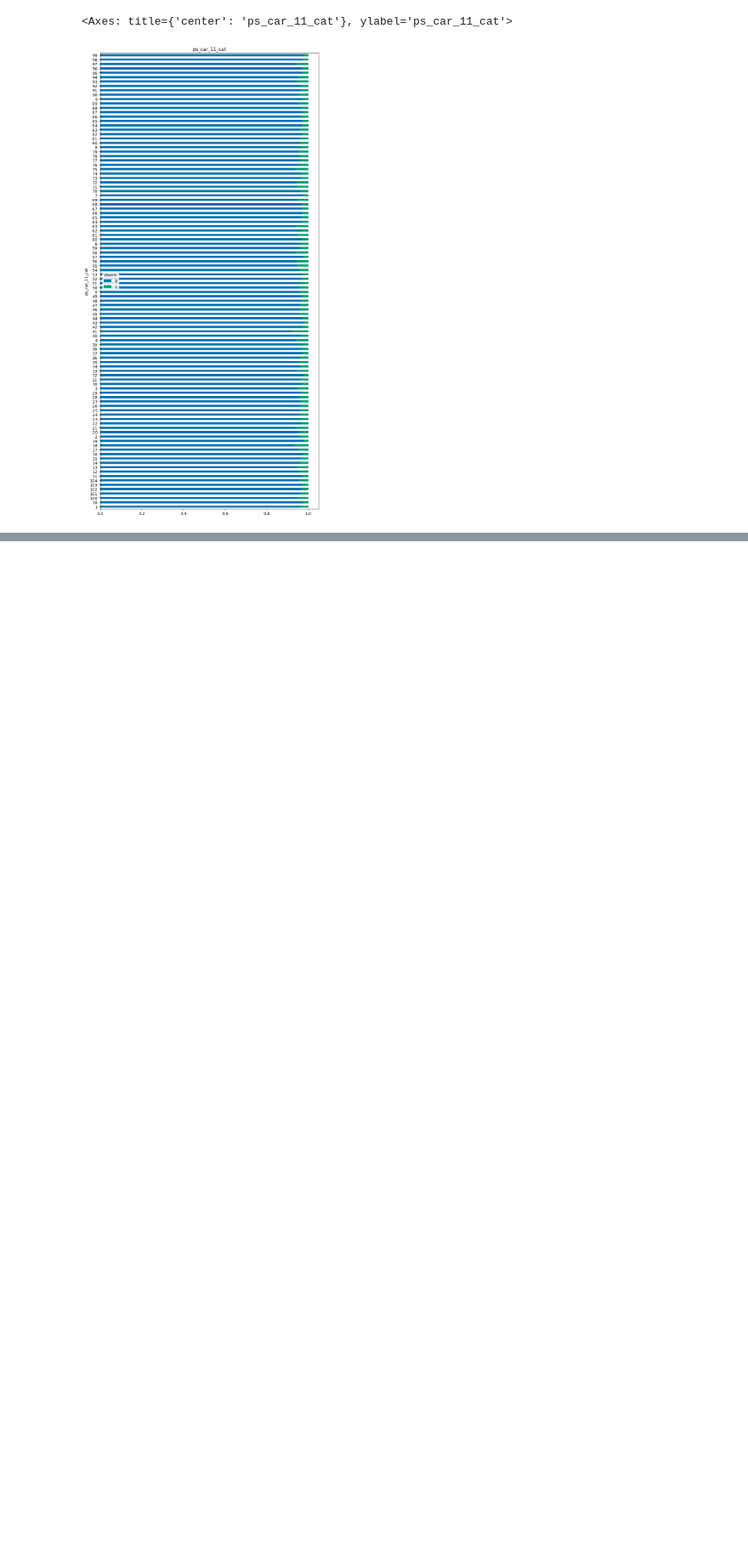
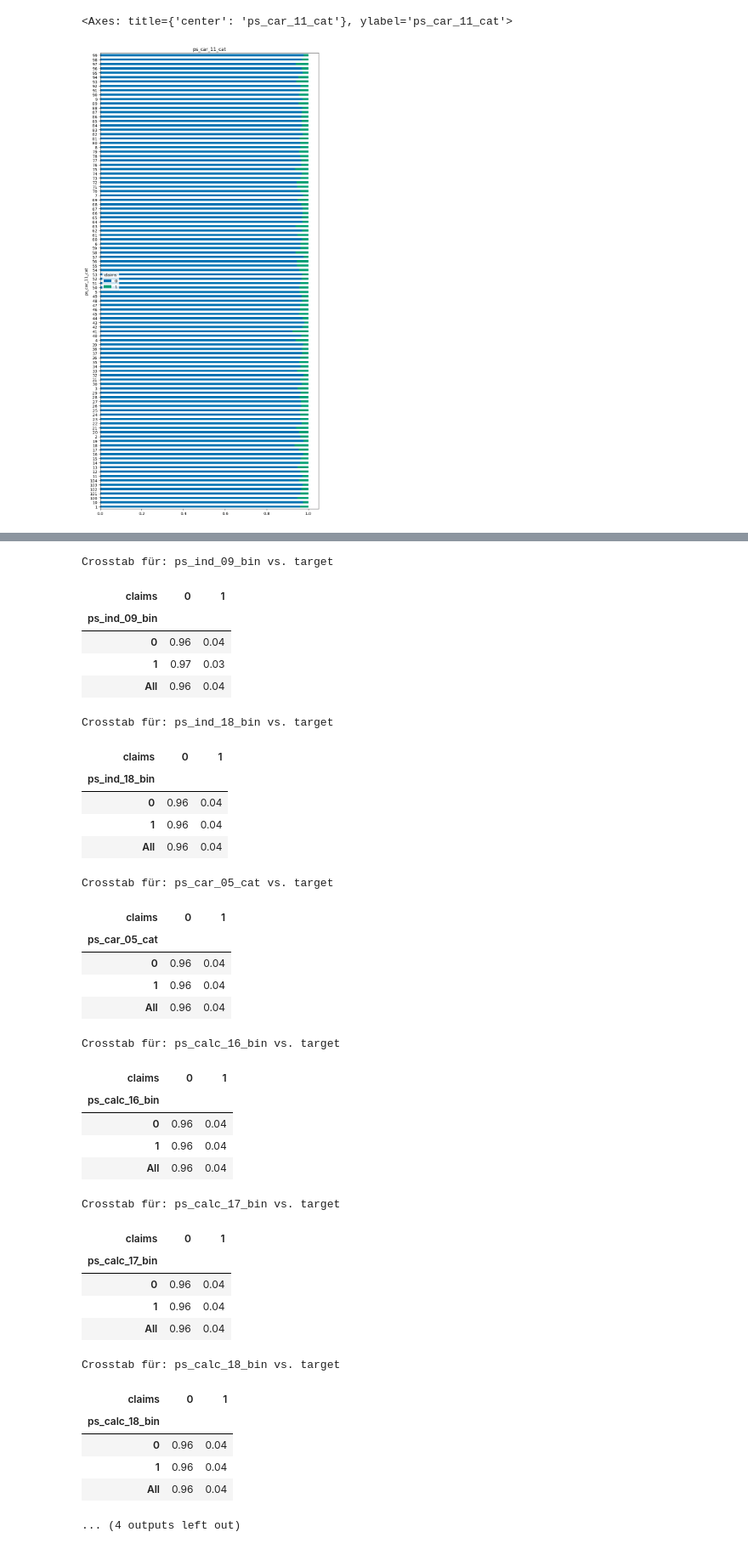
Before and after one commit to knirpsgraph/ada_portoSeguro, a Jupyter notebook: notebooks/01_EDA_integrated.ipynb, the cells around one changed output, grey strips where cells are left out. Shown at 85% size. Saved outputs shown, nothing was run; the diff lists cells and outputs as text; code cells hidden in the pictures; blank space fills up the shorter version.

```diff
--- a/notebooks/01_EDA_integrated.ipynb
+++ b/notebooks/01_EDA_integrated.ipynb
@@ -425,0 +426,47 @@ no major hints can be observed from this graphs. Although all categories seem to
+# %%
+# a closer look on those variables:
+columns = ["ps_ind_09_bin", "ps_ind_18_bin", "ps_car_05_cat",
+           "ps_calc_16_bin", "ps_calc_17_bin", "ps_calc_18_bin",
+           "ps_calc_19_bin", "ps_calc_20_bin"]
+
+for col in columns:
+    print(f"\nCrosstab für: {col} vs. target")
+    display(pd.crosstab(df[col], df["claims"], margins=True, normalize='index').round(2))
+# %% [output]
+Crosstab für: ps_ind_09_bin vs. target
+| claims | 0 | 1 |
+| ps_ind_09_bin |  |  |
+| 0 | 0.96 | 0.04 |
+| 1 | 0.97 | 0.03 |
+| All | 0.96 | 0.04 |
+Crosstab für: ps_ind_18_bin vs. target
+| claims | 0 | 1 |
+| ps_ind_18_bin |  |  |
+| 0 | 0.96 | 0.04 |
+| 1 | 0.96 | 0.04 |
+| All | 0.96 | 0.04 |
+Crosstab für: ps_car_05_cat vs. target
+| claims | 0 | 1 |
+| ps_car_05_cat |  |  |
+| 0 | 0.96 | 0.04 |
+| 1 | 0.96 | 0.04 |
+| All | 0.96 | 0.04 |
+Crosstab für: ps_calc_16_bin vs. target
+| claims | 0 | 1 |
+| ps_calc_16_bin |  |  |
+| 0 | 0.96 | 0.04 |
+| 1 | 0.96 | 0.04 |
+| All | 0.96 | 0.04 |
+Crosstab für: ps_calc_17_bin vs. target
+| claims | 0 | 1 |
+| ps_calc_17_bin |  |  |
+| 0 | 0.96 | 0.04 |
+| 1 | 0.96 | 0.04 |
+| All | 0.96 | 0.04 |
+Crosstab für: ps_calc_18_bin vs. target
+| claims | 0 | 1 |
+| ps_calc_18_bin |  |  |
+| 0 | 0.96 | 0.04 |
+| 1 | 0.96 | 0.04 |
+| All | 0.96 | 0.04 |
+... (4 outputs left out)
```
Also changed, not shown: parts of 3 cells of this notebook.
